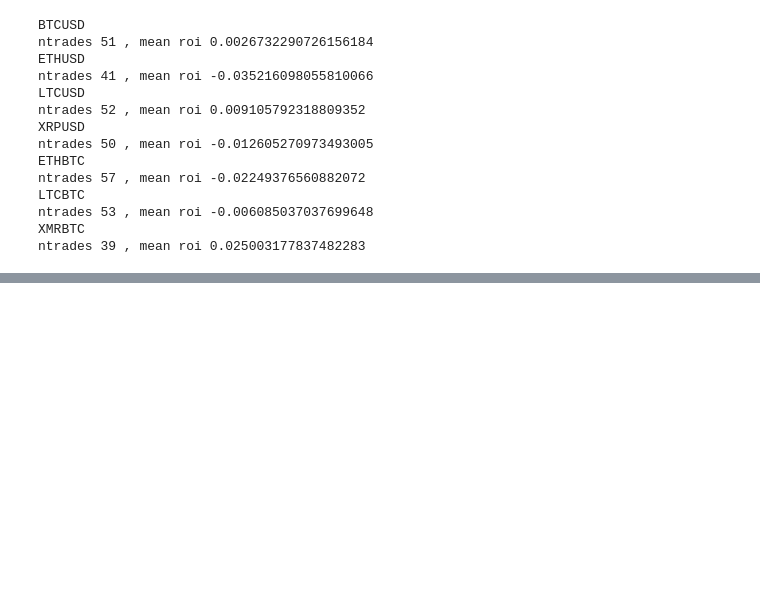
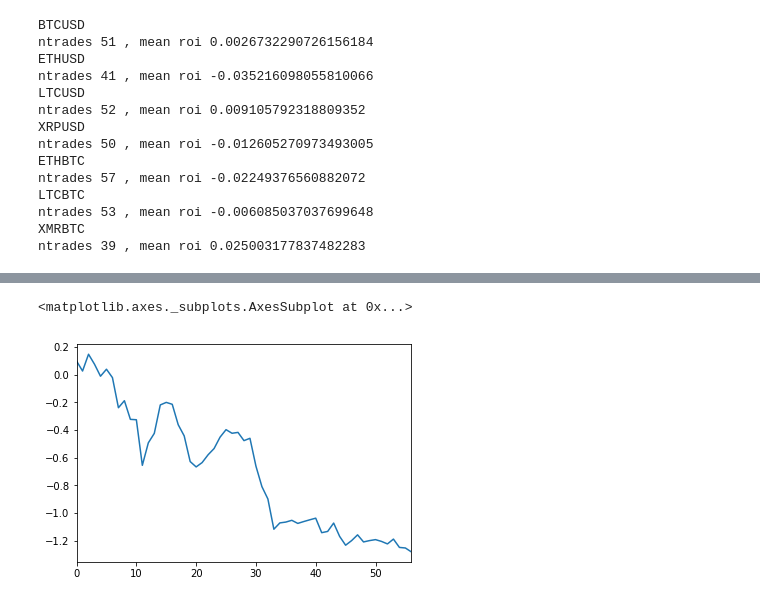
Before and after one commit to eugenioclrc/crypto-trading, a Jupyter notebook: RSI.ipynb, the cells around one changed output, grey strips where cells are left out. Drawn from its saved outputs; the diff is of its cells as text; code cells hidden in the pictures; blank space fills up the shorter version.

```diff
--- a/RSI.ipynb
+++ b/RSI.ipynb
@@ -118,0 +119,5 @@ results["BTCUSD"]["positions"]
+# %%
+results["ETHBTC"]["positions"].profit.cumsum().plot()
+# %% [output]
+<matplotlib.axes._subplots.AxesSubplot at 0x...>
+[figure, added]
```
Also changed, not shown: parts of 1 cell of this notebook.
